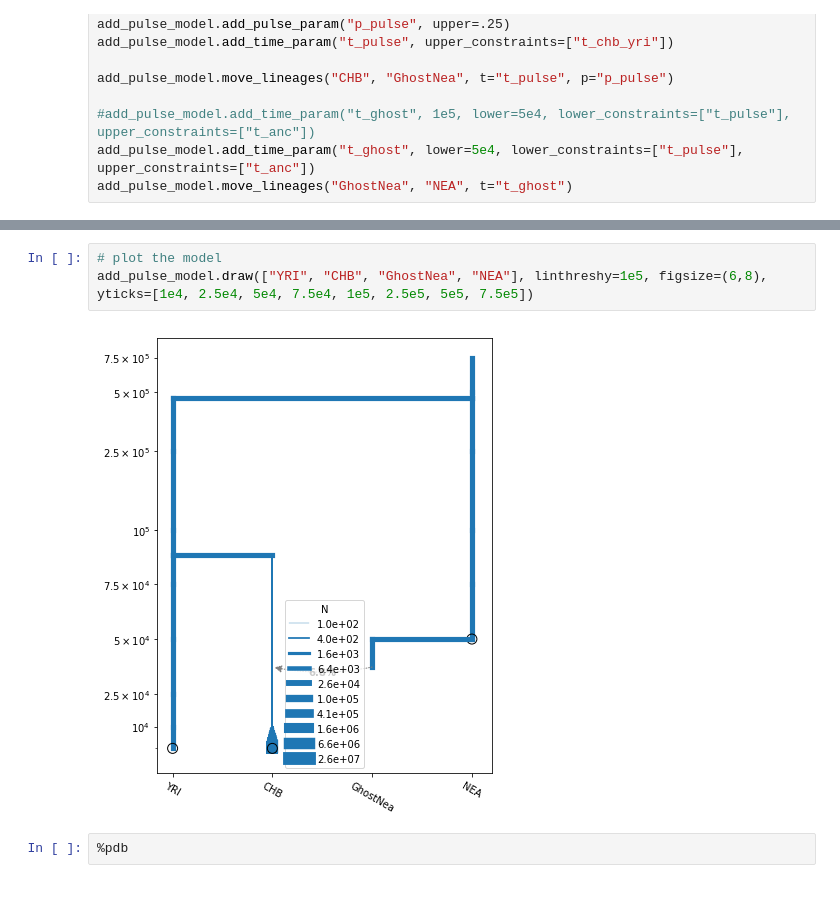
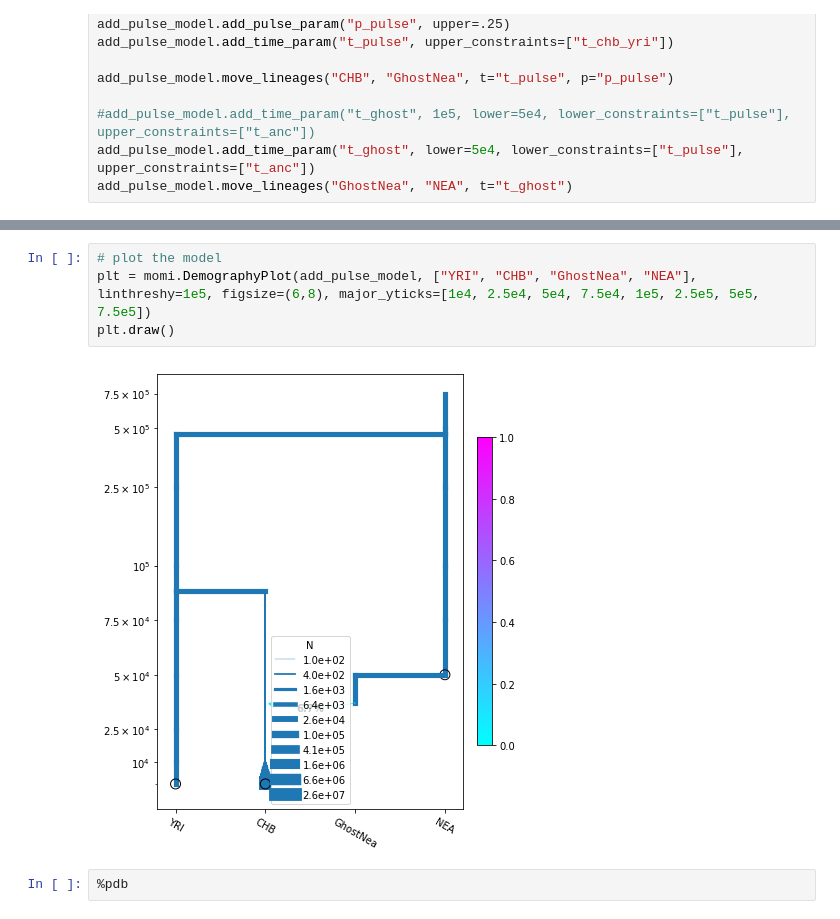
Before and after one commit to popgenmethods/momi2, a Jupyter notebook: examples/tutorial.ipynb, the cells around one changed output, grey strips where cells are left out. Cells and saved outputs as stored; diff of their text form.

```diff
--- a/examples/tutorial.ipynb
+++ b/examples/tutorial.ipynb
@@ -291,8 +298,9 @@ add_pulse_model.optimize(method="TNC")
 # %%
 # plot the model
-add_pulse_model.draw(["YRI", "CHB", "GhostNea", "NEA"], linthreshy=1e5, figsize=(6,8), yticks=[1e4, 2.5e4, 5e4, 7.5e4, 1e5, 2.5e5, 5e5, 7.5e5])
+plt = momi.DemographyPlot(add_pulse_model, ["YRI", "CHB", "GhostNea", "NEA"], linthreshy=1e5, figsize=(6,8), major_yticks=[1e4, 2.5e4, 5e4, 7.5e4, 1e5, 2.5e5, 5e5, 7.5e5])
+plt.draw()
 # %% [output]
-[figure, old version]
+[figure, new version]
 # %%
 %pdb
 # %% [output]
```
Also changed, not shown: parts of 13 cells of this notebook, 5 other files.
